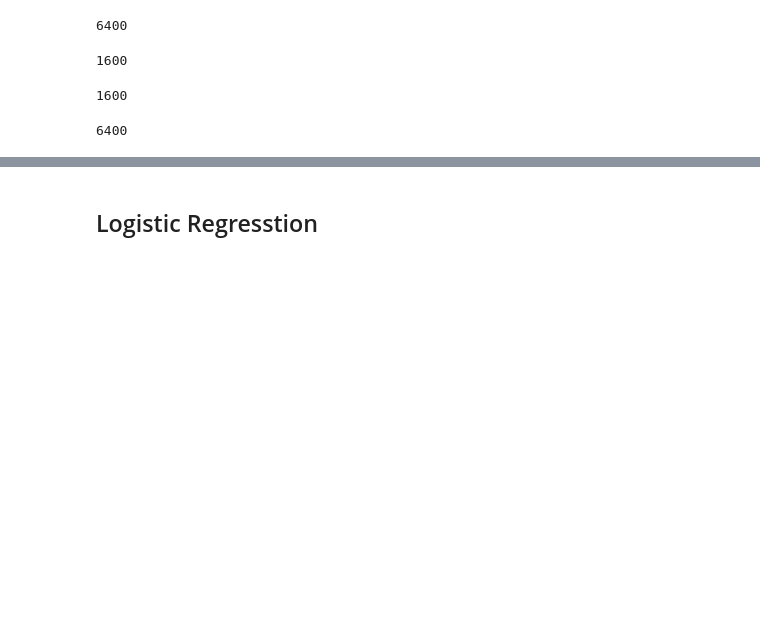
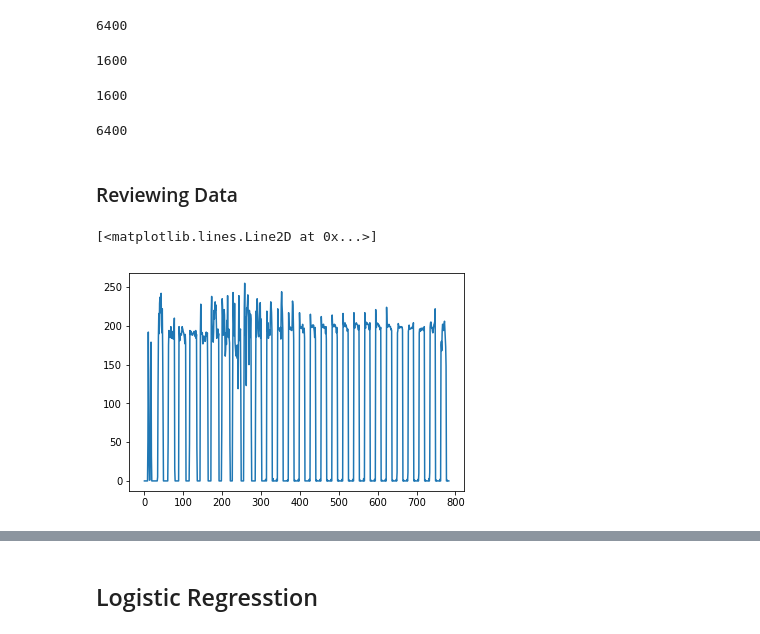
Before and after one commit to Prady96/midas_i_ch, a Jupyter notebook: pickle_computer_vision.ipynb, the cells around one changed output, grey strips where cells are left out. Cells and saved outputs as stored; diff of their text form; code cells hidden in the pictures; blank space fills up the shorter version.

```diff
--- a/pickle_computer_vision.ipynb
+++ b/pickle_computer_vision.ipynb
@@ -119,3 +121,11 @@ len(y_test)
 len(y_train)
 # %% [output]
 6400
+# %% [markdown]
+### Reviewing Data
+# %%
+import matplotlib.pyplot as plt
+plt.plot(test_data[0])
+# %% [output]
+[<matplotlib.lines.Line2D at 0x...>]
+[figure, added]
```
Also changed, not shown: parts of 47 cells of this notebook.
